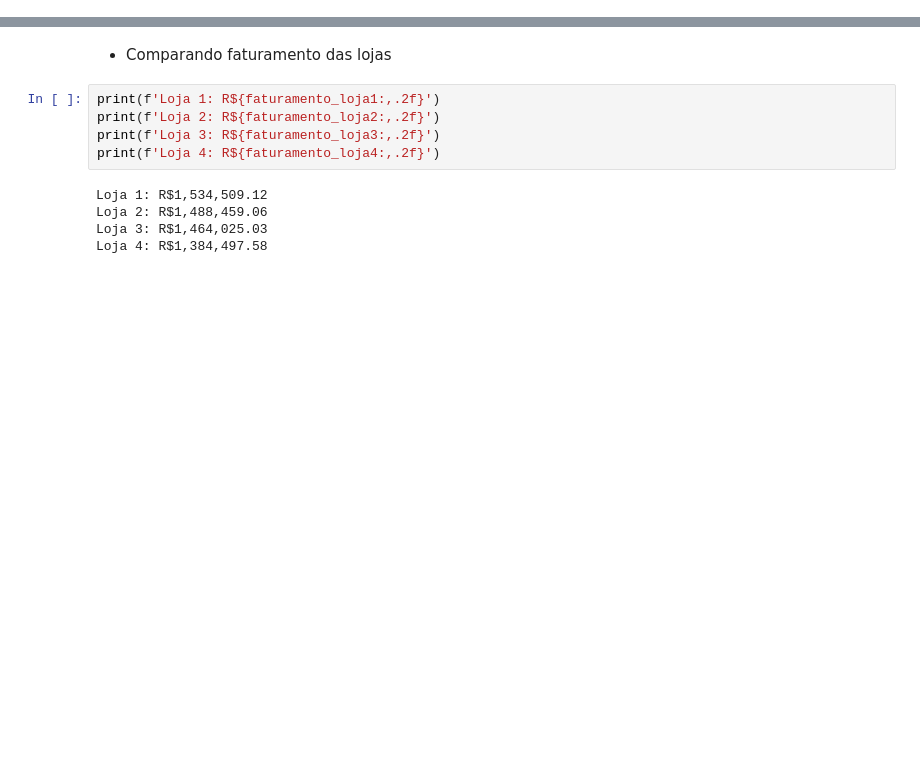
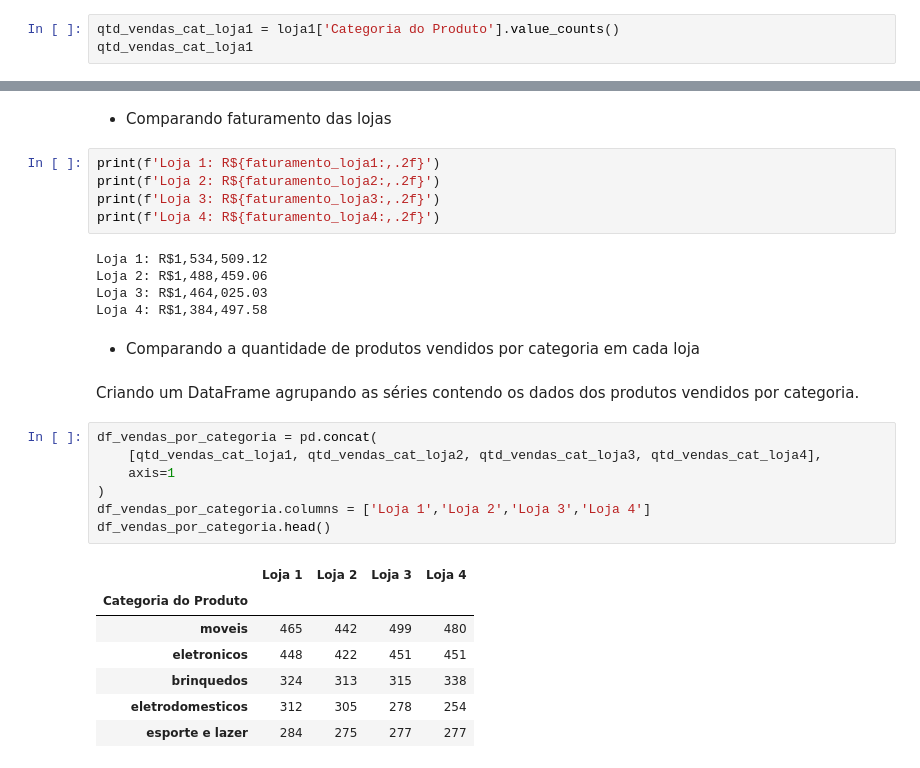
Before and after one commit to walleceoli/Alura_Store, a Jupyter notebook: Challenge_Alura_Store.ipynb, the cells around one changed output, grey strips where cells are left out. Saved outputs shown, nothing was run; the diff lists cells and outputs as text; blank space fills up the shorter version.

```diff
--- a/Challenge_Alura_Store.ipynb
+++ b/Challenge_Alura_Store.ipynb
@@ -103,0 +106,3 @@ Faturamento loja1 R$1,534,509.12
+# %%
+qtd_vendas_cat_loja1 = loja1['Categoria do Produto'].value_counts()
+qtd_vendas_cat_loja1
@@ -376,3 +444,22 @@ Loja 1: R$1,534,509.12
 Loja 2: R$1,488,459.06
 Loja 3: R$1,464,025.03
 Loja 4: R$1,384,497.58
+# %% [markdown]
+* Comparando a quantidade de produtos vendidos por categoria em cada loja
+# %% [markdown]
+Criando um DataFrame agrupando as séries contendo os dados dos produtos vendidos por categoria.
+# %%
+df_vendas_por_categoria = pd.concat(
+    [qtd_vendas_cat_loja1, qtd_vendas_cat_loja2, qtd_vendas_cat_loja3, qtd_vendas_cat_loja4],
+    axis=1
+)
+df_vendas_por_categoria.columns = ['Loja 1','Loja 2','Loja 3','Loja 4']
+df_vendas_por_categoria.head()
+# %% [output]
+|  | Loja 1 | Loja 2 | Loja 3 | Loja 4 |
+| Categoria do Produto |  |  |  |  |
+| moveis | 465 | 442 | 499 | 480 |
+| eletronicos | 448 | 422 | 451 | 451 |
+| brinquedos | 324 | 313 | 315 | 338 |
+| eletrodomesticos | 312 | 305 | 278 | 254 |
+| esporte e lazer | 284 | 275 | 277 | 277 |
```
Also changed, not shown: parts of 13 cells of this notebook.
